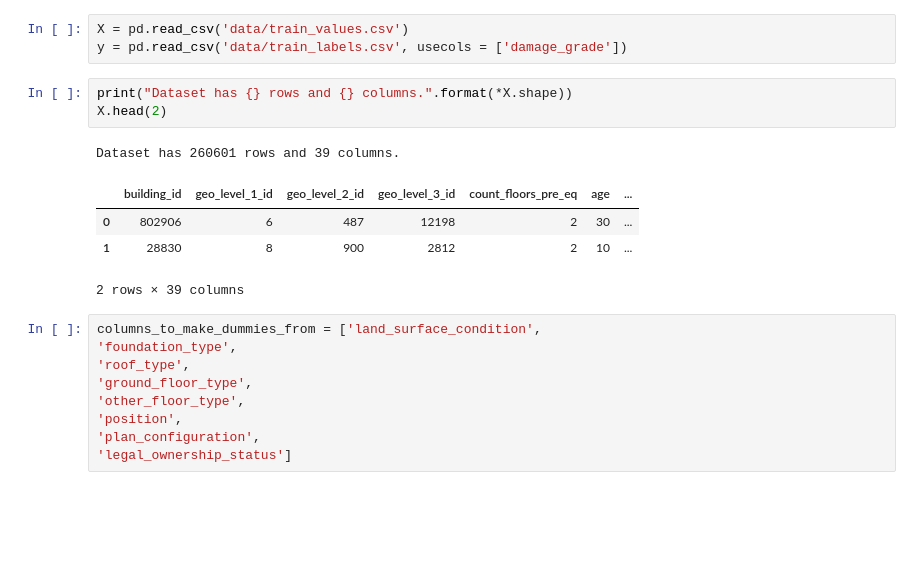
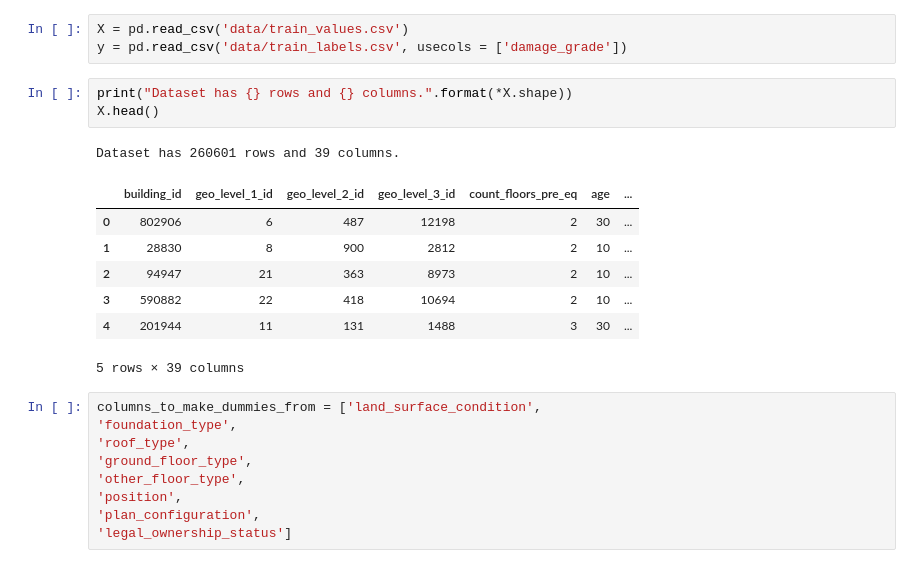
Before and after one commit to worldbank/Python-for-Data-Science, a Jupyter notebook: week 8/week_8_demo.ipynb, the cells around one changed output. Saved outputs shown, nothing was run; the diff lists cells and outputs as text; blank space fills up the shorter version.

```diff
--- a/week 8/week_8_demo.ipynb
+++ b/week 8/week_8_demo.ipynb
@@ -267,13 +271,16 @@ X = pd.read_csv('data/train_values.csv')
 y = pd.read_csv('data/train_labels.csv', usecols = ['damage_grade'])
 # %%
 print("Dataset has {} rows and {} columns.".format(*X.shape))
-X.head(2)
+X.head()
 # %% [output]
 Dataset has 260601 rows and 39 columns.
 |  | building_id | geo_level_1_id | geo_level_2_id | geo_level_3_id | count_floors_pre_eq | age | ... |
 | 0 | 802906 | 6 | 487 | 12198 | 2 | 30 | ... |
 | 1 | 28830 | 8 | 900 | 2812 | 2 | 10 | ... |
+| 2 | 94947 | 21 | 363 | 8973 | 2 | 10 | ... |
+| 3 | 590882 | 22 | 418 | 10694 | 2 | 10 | ... |
+| 4 | 201944 | 11 | 131 | 1488 | 3 | 30 | ... |
-2 rows × 39 columns
+5 rows × 39 columns
 # %%
 columns_to_make_dummies_from = ['land_surface_condition',
 'foundation_type',
```
Also changed, not shown: parts of 20 cells of this notebook, 1 other file.
